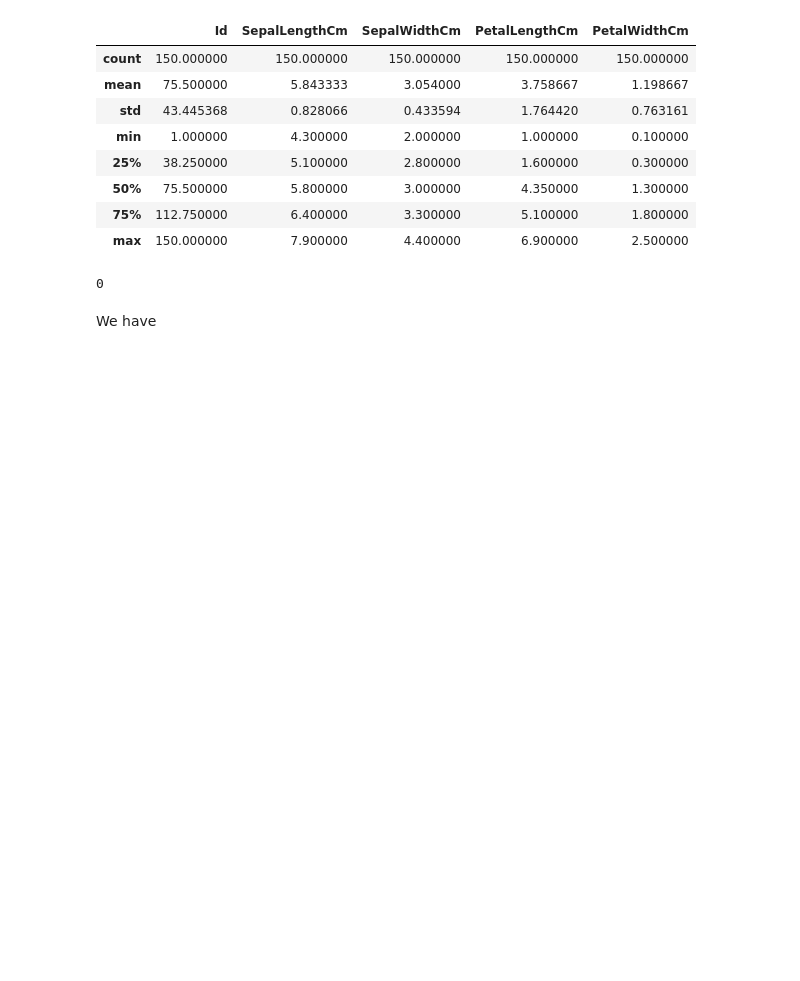
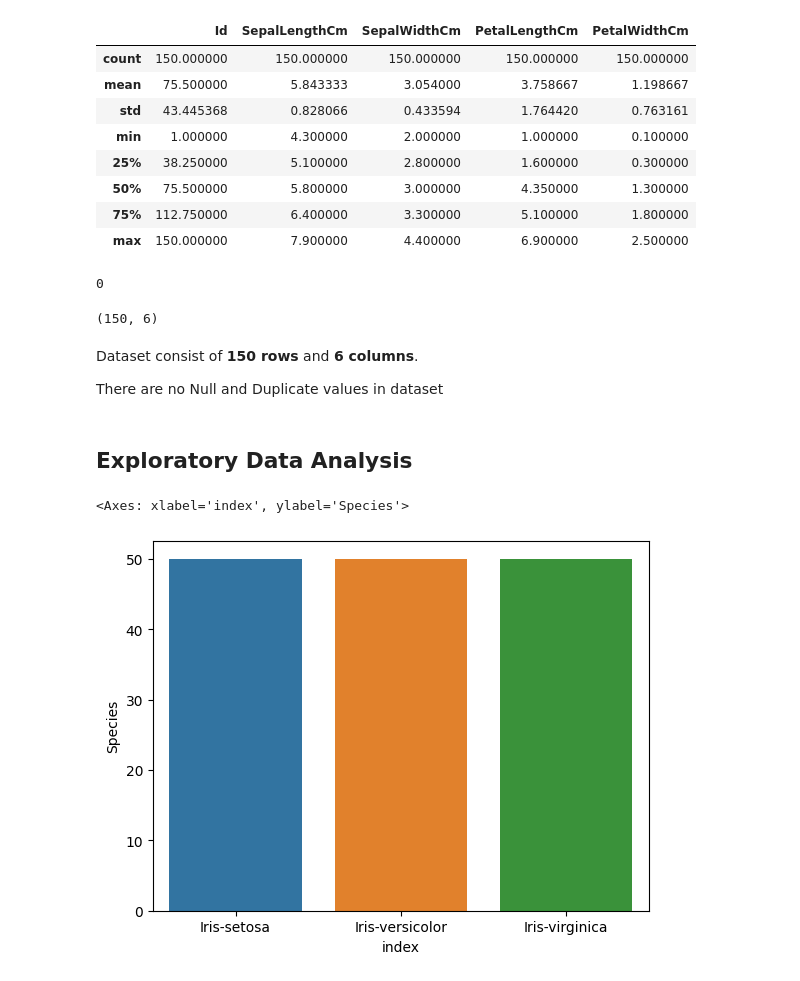
Before and after one commit to gautampatil01/Iris-flower-classification, a Jupyter notebook: Iris_Flower_Classification.ipynb, the cells around one changed output. Drawn from its saved outputs; the diff is of its cells as text; code cells hidden in the pictures; blank space fills up the shorter version.

```diff
--- a/Iris_Flower_Classification.ipynb
+++ b/Iris_Flower_Classification.ipynb
@@ -70,5 +107,19 @@ df.describe()
 df.duplicated().sum()
 # %% [output]
 0
-# %% [markdown]
-We have
+# %%
+df.shape
+# %% [output]
+(150, 6)
+# %% [markdown]
+Dataset consist of **150 rows** and **6 columns**.
+
+There are no Null and Duplicate values in dataset
+# %% [markdown]
+## Exploratory Data Analysis
+# %%
+species = df.Species.value_counts().reset_index()
+sns.barplot(x = species['index'], y = species['Species'])
+# %% [output]
+<Axes: xlabel='index', ylabel='Species'>
+[figure, added]
```
Also changed, not shown: parts of 18 cells of this notebook.
